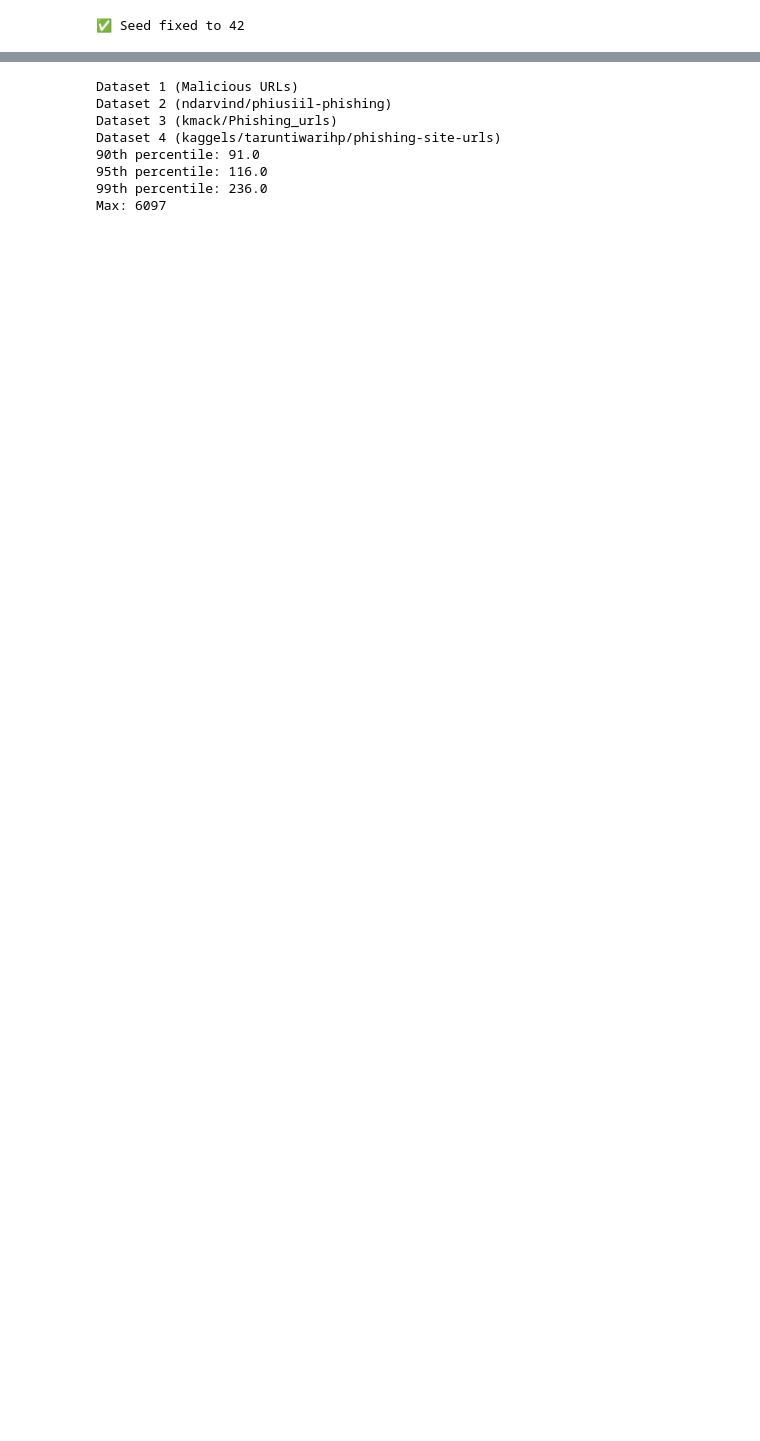
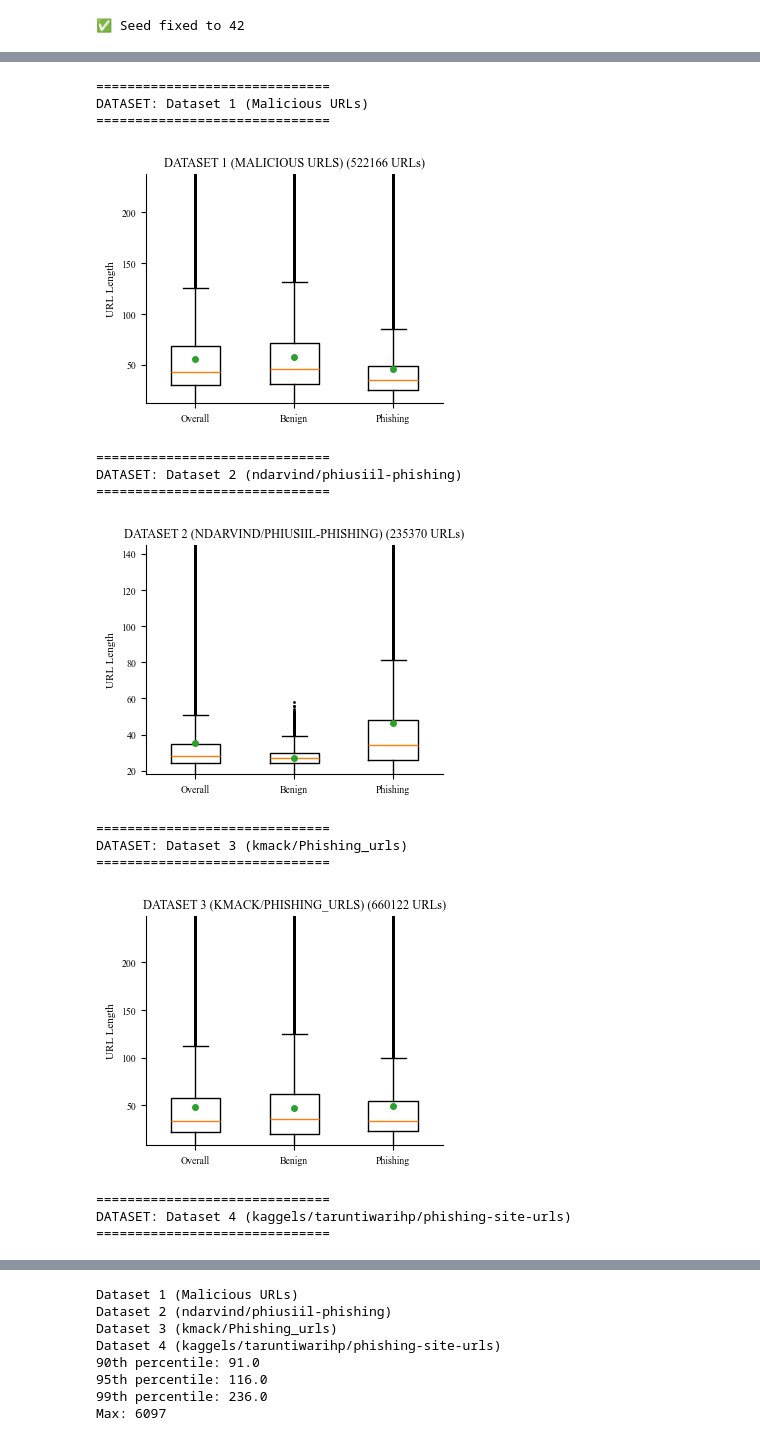
Before and after one commit to Ashutosh-Ranjan310106/Phishing_URL_classifier_using_nlp_feature_extraction, a Jupyter notebook: S02_exploratory_dataset_analysis.ipynb, the cells around one changed output, grey strips where cells are left out. Saved outputs shown, nothing was run; the diff lists cells and outputs as text; code cells hidden in the pictures; blank space fills up the shorter version.

Commit message:
cleaned code and proper  documentation

```diff
--- a/S02_exploratory_dataset_analysis.ipynb
+++ b/S02_exploratory_dataset_analysis.ipynb
@@ -17,7 +122,5 @@ print(f"✅ Seed fixed to {seed}")
 # %%
-import matplotlib.pyplot as plt
-import pandas as pd
-from preprocess_datasets import all_dataset
+
 def draw_boxplots_for_dataset(name, splits):
     fig, axs = plt.subplots(1, 3, figsize=(18, 5))
     fig.suptitle(f"URL Length Boxplots for Dataset: {name}", fontsize=14)
@@ -69,5 +172,5 @@ for name, splits in gen:
         print(f"Ratio: {safe}:{phish}")
 
     # Draw 3-subplot figure
-    draw_boxplots_for_dataset(name, splits)
+    #draw_boxplots_for_dataset(name, splits)
 # %% [output]
@@ -145,0 +194,72 @@ Ratio: 39289:11430
+# %%
+import matplotlib.pyplot as plt
+import numpy as np
+
+def draw_boxplots_for_dataset(name, df):
+    # URL length
+    df["url_len"] = df["url"].astype(str).apply(len)
+
+    # Data groups
+    overall = df["url_len"]
+    safe = df[df["label"] == 0]["url_len"]
+    phishing = df[df["label"] == 1]["url_len"]
+
+    data = [overall, safe, phishing]
+
+    # Robust scaling using percentiles (IEEE-friendly)
+    all_values = np.concatenate(data)
+    y_min = np.percentile(all_values, 1)
+    y_max = np.percentile(all_values, 99)
+
+    # Plot
+    plt.figure(figsize=(3.5, 2.8))  # IEEE single-column size
+
+    plt.boxplot(
+        data,
+        labels=["Overall", "Benign", "Phishing"],
+        showmeans=True,
+        widths=0.5,
+        meanprops=dict(marker='o', markersize=4),
+        flierprops=dict(marker='.', markersize=2),
+    )
+
+    plt.title(f"{name.upper()} ({len(df)} URLs)", fontsize=9)
+    plt.ylabel("URL Length", fontsize=8)
+
+    # Proper scaling
+    plt.ylim(y_min, y_max)
+
+    # Remove grid & extra spines (IEEE clean look)
+    plt.grid(False)
+    plt.gca().spines["top"].set_visible(False)
+    plt.gca().spines["right"].set_visible(False)
+
+    plt.tight_layout(pad=0.6)
+    plt.show()
+
+gen = all_dataset()
+for name, splits in gen:
+    print(f"\n==============================")
+    print(f"DATASET: {name}")
+    print("==============================")
+
+    # Print info + ratios
+    main = pd.concat(splits)
+    # Draw 3-subplot figure
+    draw_boxplots_for_dataset(name, main)
+# %% [output]
+==============================
+DATASET: Dataset 1 (Malicious URLs)
+==============================
+[figure, added]
+==============================
+DATASET: Dataset 2 (ndarvind/phiusiil-phishing)
+==============================
+[figure, added]
+==============================
+DATASET: Dataset 3 (kmack/Phishing_urls)
+==============================
+[figure, added]
+==============================
+DATASET: Dataset 4 (kaggels/taruntiwarihp/phishing-site-urls)
+==============================
```
Also changed, not shown: parts of 3 cells of this notebook, 5 other files.
